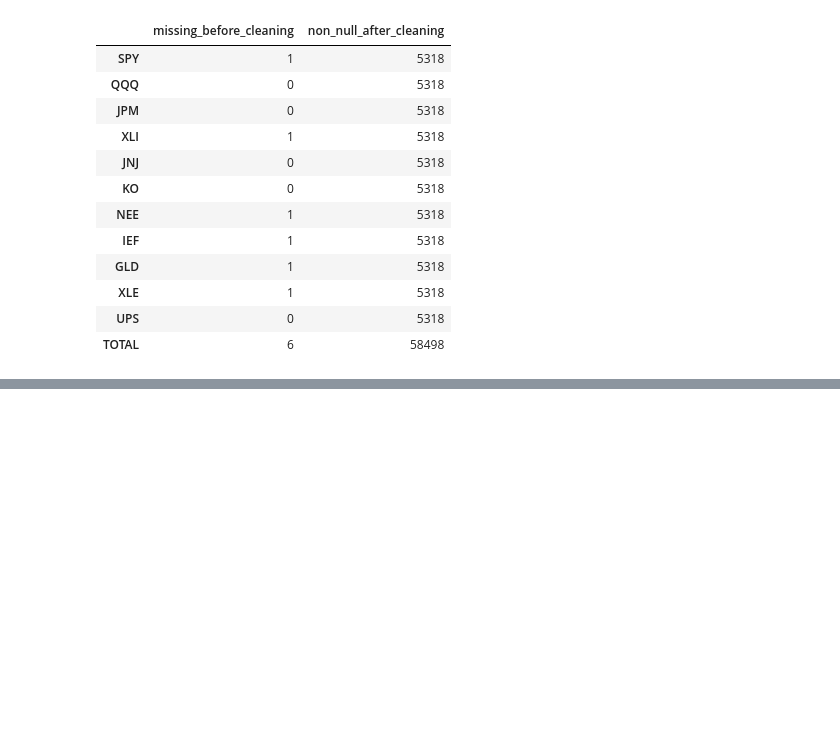
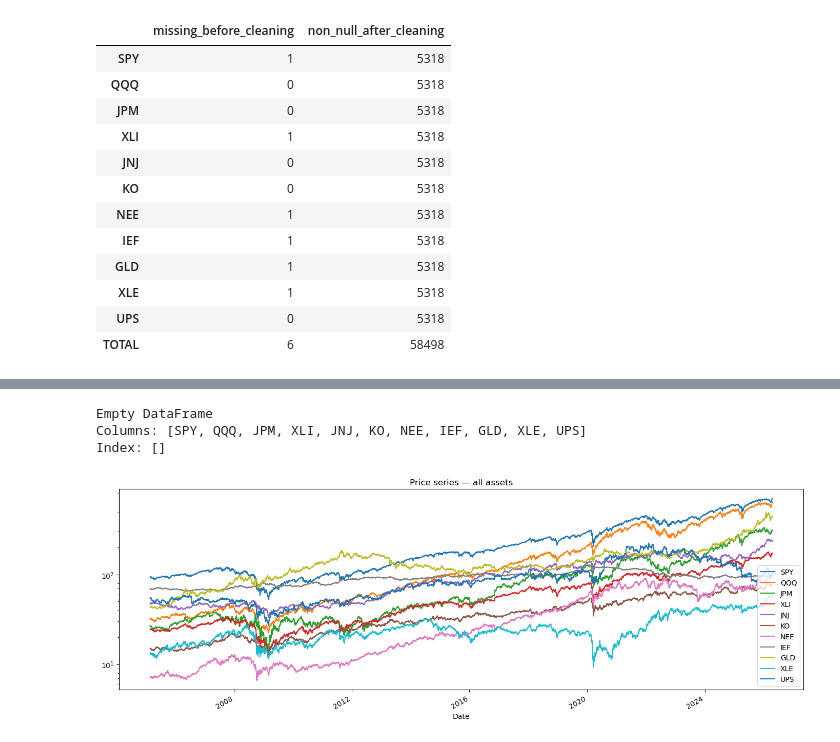
Before and after one commit to GeorgeLoulakis/Adv-Business-Analytics, a Jupyter notebook: 01_data_collection_and_benchmarks.ipynb, the cells around one changed output, grey strips where cells are left out. Cells and saved outputs as stored; diff of their text form; code cells hidden in the pictures; blank space fills up the shorter version.

```diff
--- a/01_data_collection_and_benchmarks.ipynb
+++ b/01_data_collection_and_benchmarks.ipynb
@@ -176,0 +209,17 @@ Date
+# %%
+# Check for sudden price halving (unadjusted split signal)
+ratio = prices / prices.shift(1)
+splits = ratio[(ratio < 0.6) | (ratio > 1.8)].dropna(how='all')
+print(splits.dropna(how='all'))
+# %% [output]
+Empty DataFrame
+Columns: [SPY, QQQ, JPM, XLI, JNJ, KO, NEE, IEF, GLD, XLE, UPS]
+Index: []
+# %%
+os.makedirs('outputs', exist_ok=True)
+
+prices.plot(figsize=(14, 5), title='Price series — all assets', logy=True)
+plt.tight_layout()
+plt.savefig('outputs/price_check.png', dpi=150)
+# %% [output]
+[figure, added]
```
Also changed, not shown: parts of 4 cells of this notebook.
